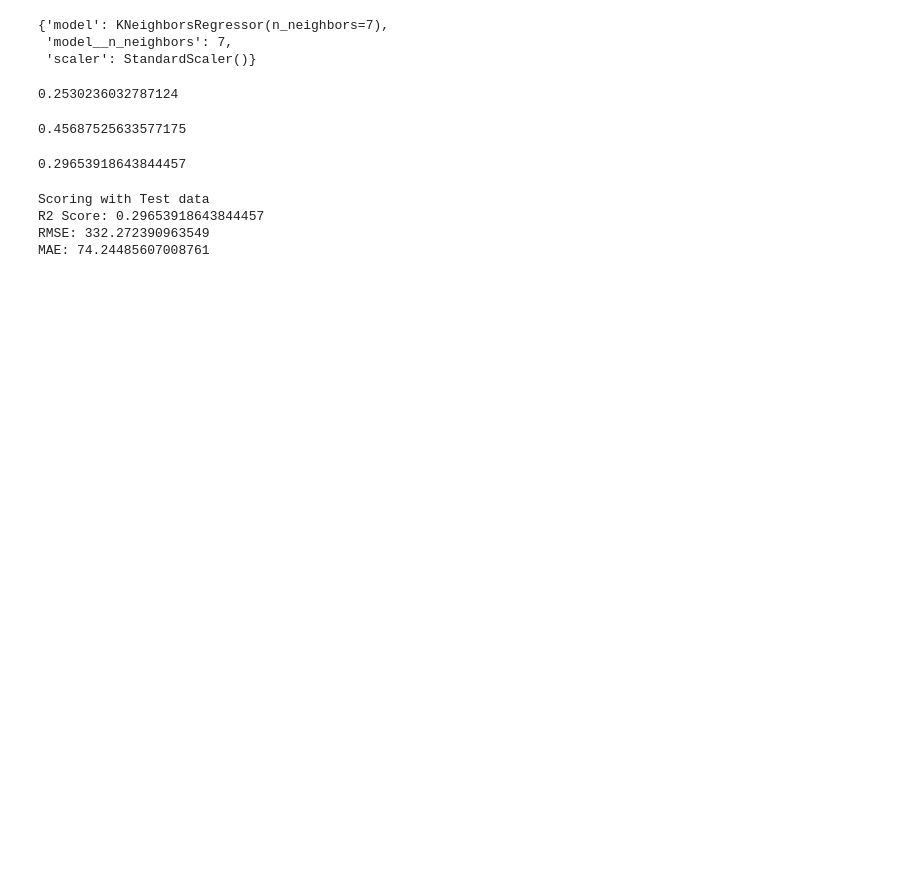
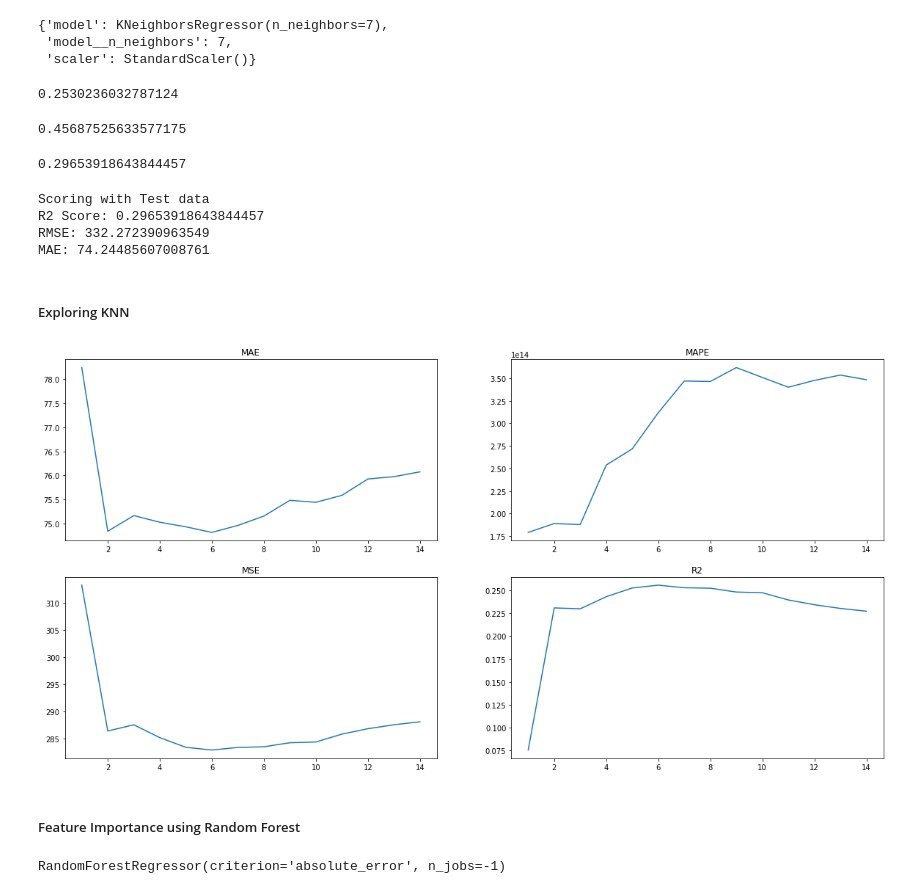
Before and after one commit to rreinhaus/airbnb_advice, a Jupyter notebook: notebooks/data_loading.ipynb, the cells around one changed output. Cells and saved outputs as stored; diff of their text form; code cells hidden in the pictures; blank space fills up the shorter version.

Commit message:
Model tuning update 22022022

```diff
--- a/notebooks/data_loading.ipynb
+++ b/notebooks/data_loading.ipynb
@@ -446,3 +459,70 @@ Scoring with Test data
 R2 Score: 0.29653918643844457
 RMSE: 332.272390963549
 MAE: 74.24485607008761
+# %% [markdown]
+##### Exploring KNN
+# %%
+%%time
+
+# Defining Scores
+scoring = {'mae': make_scorer(mean_absolute_error),
+           'mse': make_scorer(mean_squared_error,squared=False),
+           'R2': make_scorer(r2_score),
+           'MAPE': make_scorer(mean_absolute_percentage_error)}
+
+# empty list for each score
+mae = []
+mse = []
+r2 = []
+mape = []
+
+# Scaling train data
+scaler = StandardScaler()
+X_train_scaled = pd.DataFrame(scaler.fit_transform(X_train), columns=list(X_train.columns))
+
+# loop to find optimal n_neighbors
+for i in range(1,15,1):
+    scores = cross_validate(KNeighborsRegressor(n_neighbors=i ,n_jobs=-1)
+                            , X_train_scaled
+                            , y_train
+                            , scoring=scoring
+                            , cv=3)
+    mae.append(abs(scores['test_mae'].mean()))
+    mse.append(scores['test_mse'].mean())
+    r2.append(scores['test_R2'].mean())
+    mape.append(scores['test_MAPE'].mean())
+# %%
+plt.figure(figsize=(20,10))
+plt.subplot(221)
+plt.plot(pd.DataFrame(mae,columns=['mae'],index=range(1,15,1)))
+plt.title('MAE')
+plt.subplot(222)
+plt.plot(pd.DataFrame(mape,columns=['mape'],index=range(1,15,1)))
+plt.title('MAPE')
+plt.subplot(223)
+plt.plot(pd.DataFrame(mse,columns=['mse'],index=range(1,15,1)))
+plt.title('MSE')
+plt.subplot(224)
+plt.plot(pd.DataFrame(r2,columns=['r2'],index=range(1,15,1)))
+plt.title('R2')
+plt.show()
+# %% [output]
+[figure, added]
+# %% [markdown]
+##### Feature Importance using Random Forest
+# %%
+X = df_reg.drop(columns='price')
+y = df_reg['price']
+
+# train-test data split
+X_train, X_test, y_train, y_test = train_test_split(X, y, test_size=0.3, random_state=42)
+
+# Scaling train data
+scaler = StandardScaler()
+X_train_scaled = pd.DataFrame(scaler.fit_transform(X_train), columns=list(X_train.columns))
+
+# Model
+model_rf = RandomForestRegressor(criterion="absolute_error", n_jobs=-1)
+model_rf.fit(X_train_scaled,y_train)
+# %% [output]
+RandomForestRegressor(criterion='absolute_error', n_jobs=-1)
```
Also changed, not shown: parts of 8 cells of this notebook.
